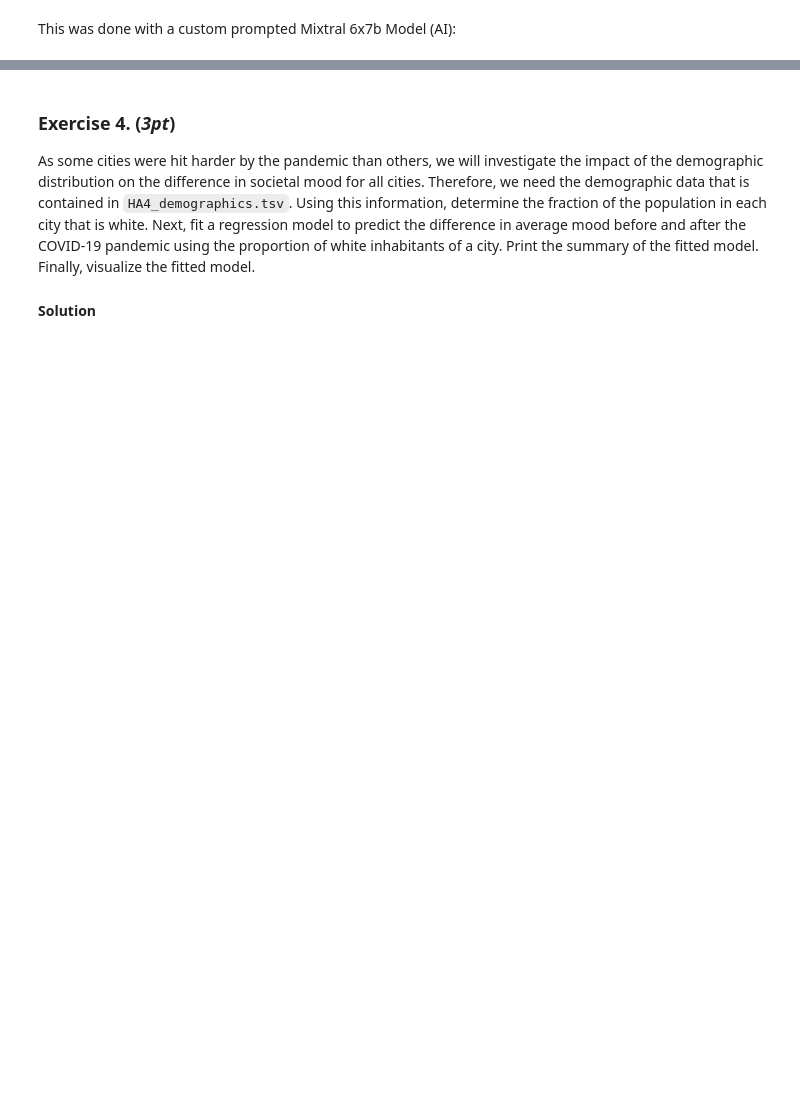
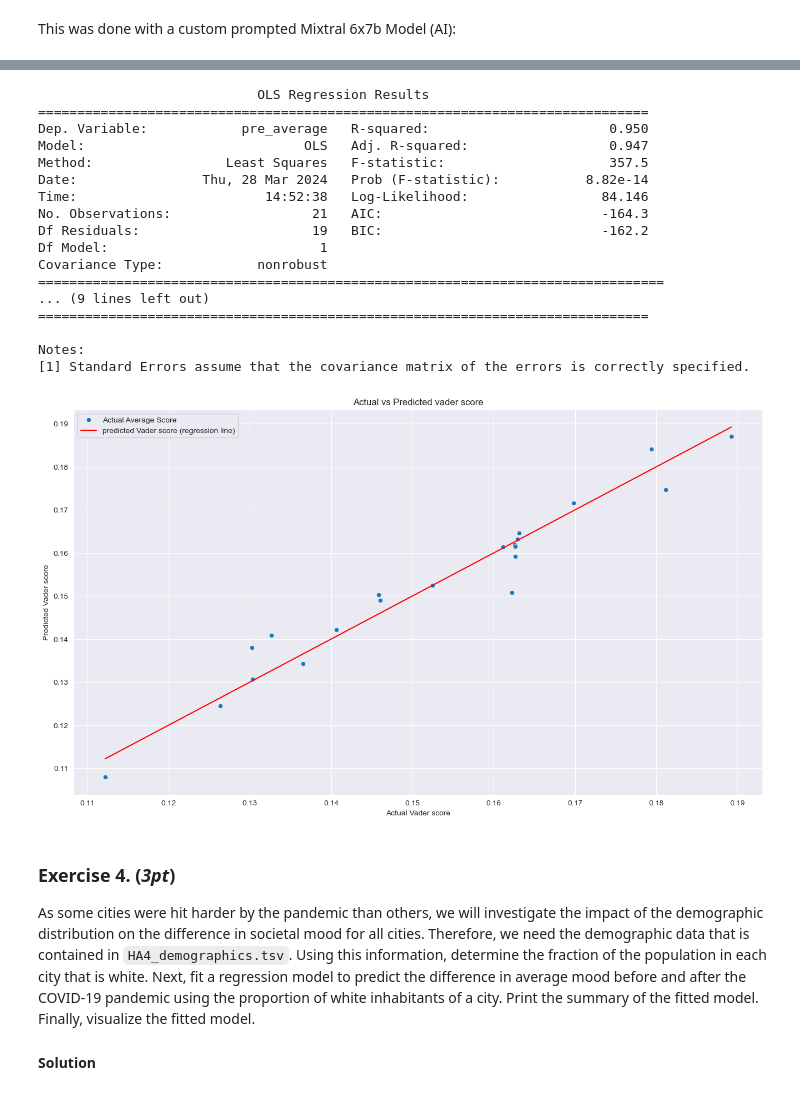
Before and after one commit to Tiimeeeyy/PrinciplesOfDataScience, a Jupyter notebook: Assignment 4/HA4_Societal_Mood_Extended2.ipynb, the cells around one changed output, grey strips where cells are left out. Saved outputs shown, nothing was run; the diff lists cells and outputs as text; code cells hidden in the pictures; blank space fills up the shorter version.

```diff
--- a/Assignment 4/HA4_Societal_Mood_Extended2.ipynb
+++ b/Assignment 4/HA4_Societal_Mood_Extended2.ipynb
@@ -126,3 +108,51 @@ Notes:
+# %%
+before_df = means.loc[:_PANDEMIC_DATE]
+after_df = means.loc[_PANDEMIC_DATE:]
+
+pre_averages = before_df.mean(axis=0)
+post_averages = after_df.mean(axis=0)
+
+pre_averages_df = pre_averages.to_frame()
+
+post_averages_df = post_averages.to_frame()
+
+merged_df = pre_averages_df.merge(post_averages_df, left_index=True, right_index=True)
+
+merged_df.rename(columns={'0_x': "pre_average", '0_y': "post_average"}, inplace=True)
+model = smf.ols(formula= "pre_average ~ post_average", data = merged_df)
+result = model.fit()
+print(result.summary())
+
+merged_df["predicted"] = result.predict()
+
+plt.figure(figsize=(16, 9))
+sns.scatterplot(x=merged_df["pre_average"], y=merged_df["predicted"], label="Actual Average Score")
+sns.lineplot(x=merged_df["pre_average"], y=merged_df["pre_average"], color="red",
+             label="predicted Vader score (regression line)")
+plt.xlabel("Actual Vader score")
+plt.ylabel("Predicted Vader score")
+plt.title("Actual vs Predicted vader score")
+plt.legend()
+plt.show()
+# %% [output]
+                            OLS Regression Results
+==============================================================================
+Dep. Variable:            pre_average   R-squared:                       0.950
+Model:                            OLS   Adj. R-squared:                  0.947
+Method:                 Least Squares   F-statistic:                     357.5
+Date:                Thu, 28 Mar 2024   Prob (F-statistic):           8.82e-14
+Time:                        14:52:38   Log-Likelihood:                 84.146
+No. Observations:                  21   AIC:                            -164.3
+Df Residuals:                      19   BIC:                            -162.2
+Df Model:                           1
+Covariance Type:            nonrobust
+================================================================================
+... (9 lines left out)
+==============================================================================
+
+Notes:
+[1] Standard Errors assume that the covariance matrix of the errors is correctly specified.
+[figure, added]
 # %% [markdown]
 ### Exercise 4. (*3pt*)
 As some cities were hit harder by the pandemic than others, we will investigate the impact of the demographic distribution on the difference in societal mood for all cities. Therefore, we need the demographic data that is contained in `HA4_demographics.tsv`. Using this information, determine the fraction of the population in each city that is white. Next, fit a regression model to predict the difference in average mood before and after the COVID-19 pandemic using the proportion of white inhabitants of a city. Print the summary of the fitted model. Finally, visualize the fitted model.
```
Also changed, not shown: parts of 11 cells of this notebook, 1 other file.
